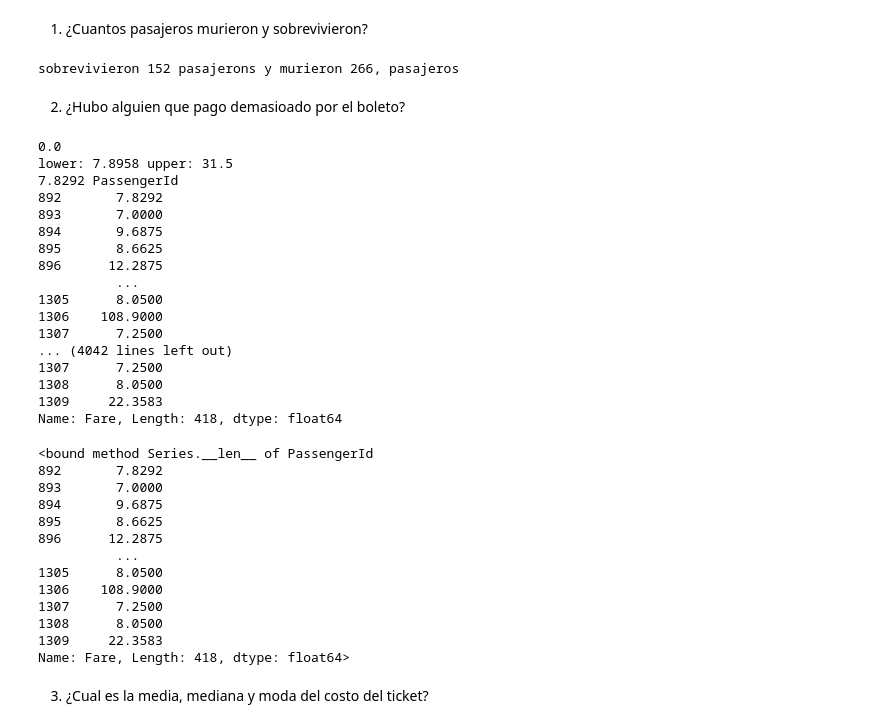
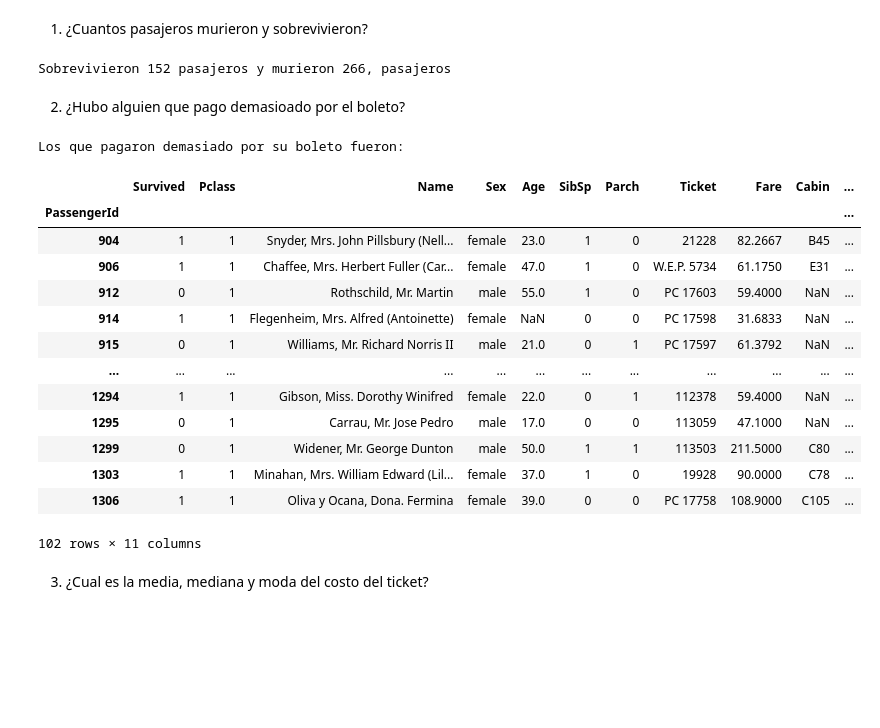
Before and after one commit to AissaBerenice/data-analytics, a Jupyter notebook: notebooks/titanic_equipos.ipynb, the cells around one changed output. Drawn from its saved outputs; the diff is of its cells as text; code cells hidden in the pictures; blank space fills up the shorter version.

```diff
--- a/notebooks/titanic_equipos.ipynb
+++ b/notebooks/titanic_equipos.ipynb
@@ -36,58 +38,37 @@ df.head()
 # %%
 sobrevivieron = df["Survived"].value_counts()[1]
 murieron = df["Survived"].value_counts()[0]
-print(f"sobrevivieron {sobrevivieron} pasajeros y murieron {murieron}, pasajeros")
+print(f"Sobrevivieron {sobrevivieron} pasajeros y murieron {murieron}, pasajeros")
 # %% [output]
-sobrevivieron 152 pasajerons y murieron 266, pasajeros
+Sobrevivieron 152 pasajeros y murieron 266, pasajeros
 # %% [markdown]
 2. ¿Hubo alguien que pago demasioado por el boleto?
 # %%
 #Rango intercuartilico
 IQR = df.Fare.quantile(0.75) - df.Fare.quantile(0.75)
-print(IQR)
 
 #Limites
 lower = df.Fare.quantile(0.25) - 1.5 * IQR
-upper = df.Fare.quantile(0.75) - 1.5 * IQR
-print(f"lower: {lower} upper: {upper}")
+upper = df.Fare.quantile(0.75) + 1.5 * IQR
 
-#Outliers, Datos fuera del lower and upper limits
-outliers = df["Fare"]
-for i in outliers:
-    if i < upper:
-        print(i,outliers)
-outliers.__len__
+print("Los que pagaron demasiado por su boleto fueron:")
+df[(df["Fare"]>upper)]
 # %% [output]
-0.0
-lower: 7.8958 upper: 31.5
-7.8292 PassengerId
-892       7.8292
-893       7.0000
-894       9.6875
-895       8.6625
-896      12.2875
-          ...
-1305      8.0500
-1306    108.9000
-1307      7.2500
-... (4042 lines left out)
-1307      7.2500
-1308      8.0500
-1309     22.3583
-Name: Fare, Length: 418, dtype: float64
+Los que pagaron demasiado por su boleto fueron:
+|  | Survived | Pclass | Name | Sex | Age | SibSp | Parch | Ticket | Fare | Cabin | ... |
+| PassengerId |  |  |  |  |  |  |  |  |  |  | ... |
+| 904 | 1 | 1 | Snyder, Mrs. John Pillsbury (Nell... | female | 23.0 | 1 | 0 | 21228 | 82.2667 | B45 | ... |
+| 906 | 1 | 1 | Chaffee, Mrs. Herbert Fuller (Car... | female | 47.0 | 1 | 0 | W.E.P. 5734 | 61.1750 | E31 | ... |
+| 912 | 0 | 1 | Rothschild, Mr. Martin | male | 55.0 | 1 | 0 | PC 17603 | 59.4000 | NaN | ... |
+| 914 | 1 | 1 | Flegenheim, Mrs. Alfred (Antoinette) | female | NaN | 0 | 0 | PC 17598 | 31.6833 | NaN | ... |
+| 915 | 0 | 1 | Williams, Mr. Richard Norris II | male | 21.0 | 0 | 1 | PC 17597 | 61.3792 | NaN | ... |
+| ... | ... | ... | ... | ... | ... | ... | ... | ... | ... | ... | ... |
+| 1294 | 1 | 1 | Gibson, Miss. Dorothy Winifred | female | 22.0 | 0 | 1 | 112378 | 59.4000 | NaN | ... |
+| 1295 | 0 | 1 | Carrau, Mr. Jose Pedro | male | 17.0 | 0 | 0 | 113059 | 47.1000 | NaN | ... |
+| 1299 | 0 | 1 | Widener, Mr. George Dunton | male | 50.0 | 1 | 1 | 113503 | 211.5000 | C80 | ... |
+| 1303 | 1 | 1 | Minahan, Mrs. William Edward (Lil... | female | 37.0 | 1 | 0 | 19928 | 90.0000 | C78 | ... |
+| 1306 | 1 | 1 | Oliva y Ocana, Dona. Fermina | female | 39.0 | 0 | 0 | PC 17758 | 108.9000 | C105 | ... |
-<bound method Series.__len__ of PassengerId
-892       7.8292
-893       7.0000
-894       9.6875
-895       8.6625
-896      12.2875
-          ...
-1305      8.0500
-1306    108.9000
-1307      7.2500
-1308      8.0500
-1309     22.3583
-Name: Fare, Length: 418, dtype: float64>
+102 rows × 11 columns
 # %% [markdown]
 3. ¿Cual es la media, mediana y moda del costo del ticket?
 # %%
```
Also changed, not shown: parts of 9 cells of this notebook, 5 other files.
